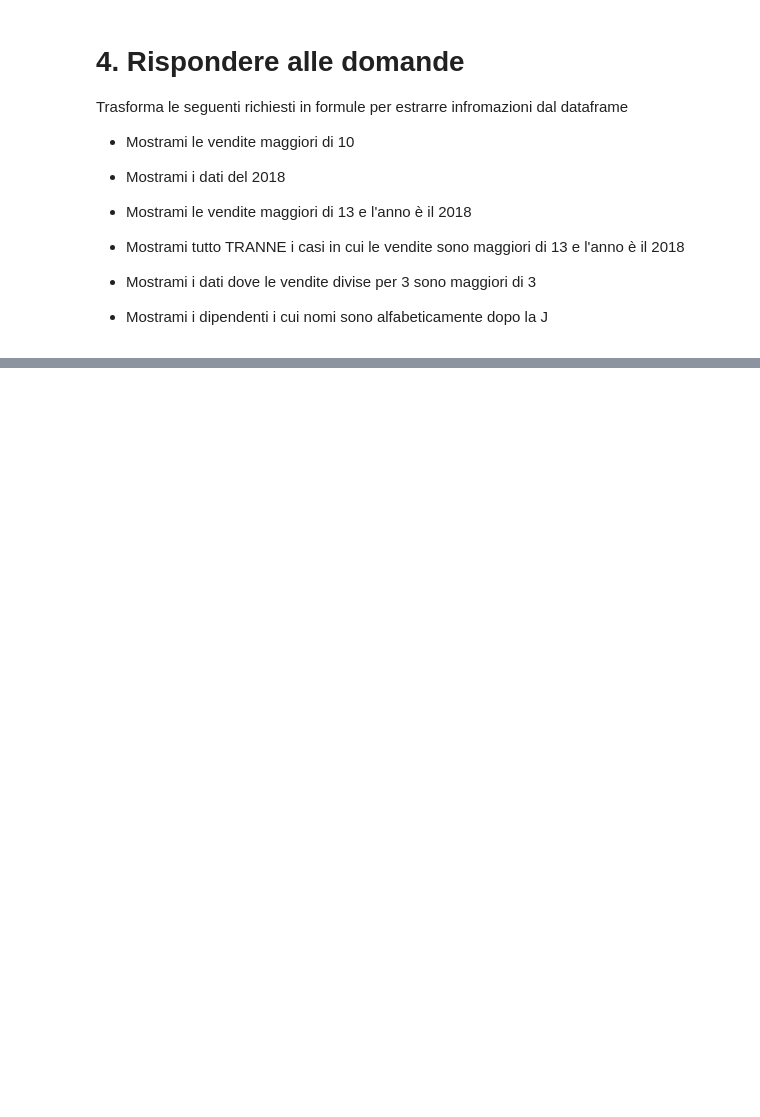
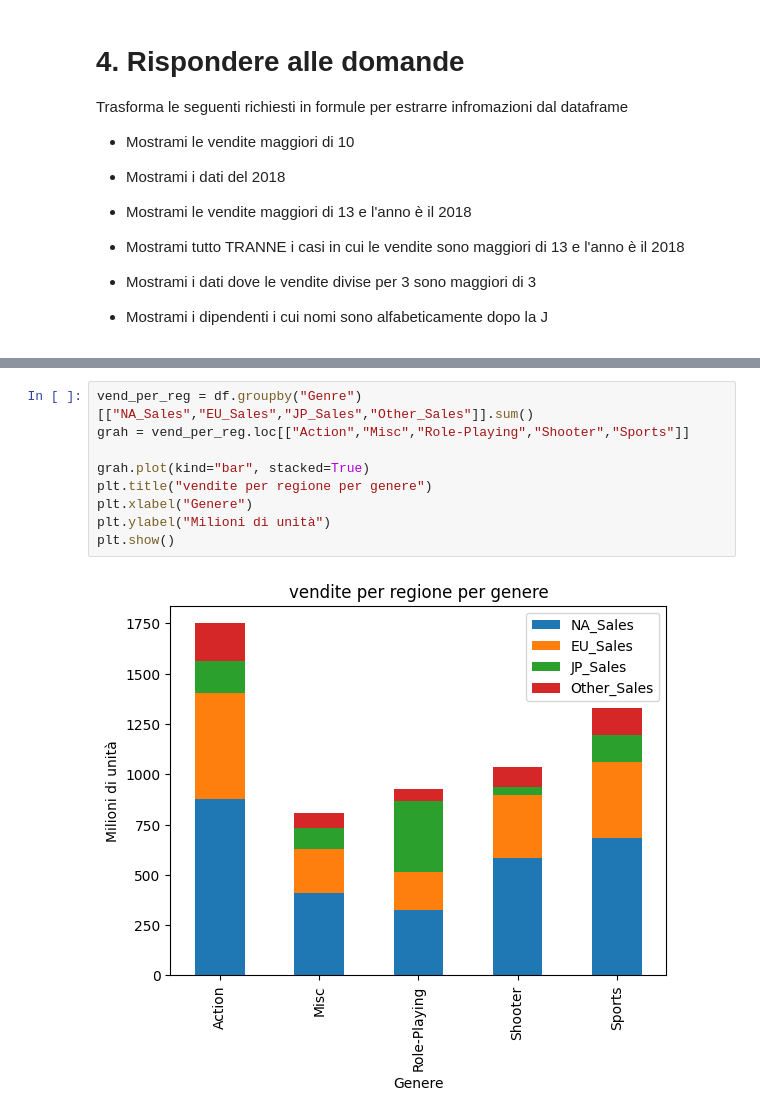
Before and after one commit to Loic166/ProgrammingLab2, a Jupyter notebook: 5_Esercizi_lez_5.ipynb, the cells around one changed output, grey strips where cells are left out. Drawn from its saved outputs; the diff is of its cells as text; blank space fills up the shorter version.

```diff
--- a/5_Esercizi_lez_5.ipynb
+++ b/5_Esercizi_lez_5.ipynb
@@ -59,0 +150,11 @@ df.head()
+# %%
+vend_per_reg = df.groupby("Genre")[["NA_Sales","EU_Sales","JP_Sales","Other_Sales"]].sum()
+grah = vend_per_reg.loc[["Action","Misc","Role-Playing","Shooter","Sports"]]
+
+grah.plot(kind="bar", stacked=True)
+plt.title("vendite per regione per genere")
+plt.xlabel("Genere")
+plt.ylabel("Milioni di unità")
+plt.show()
+# %% [output]
+[figure, added]
```
Also changed, not shown: parts of 10 cells of this notebook.
